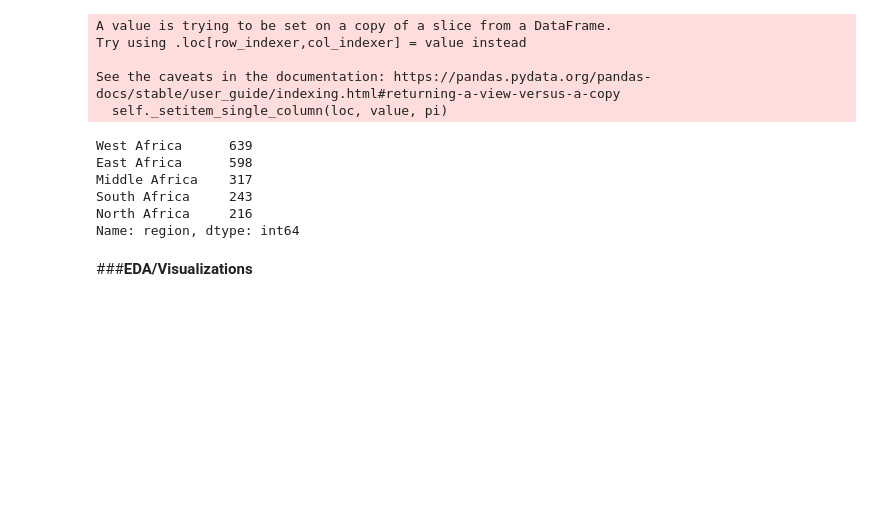
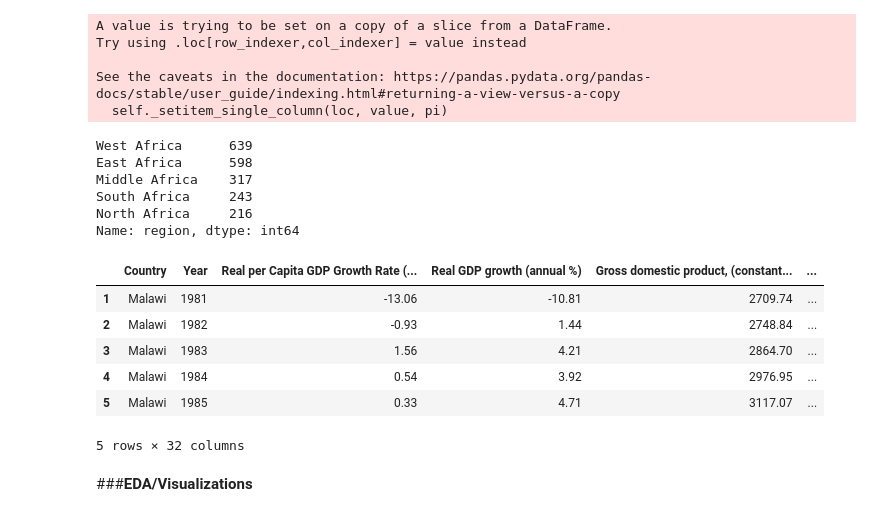
Before and after one commit to AlphaKaba24/African_Economy_Prediction, a Jupyter notebook: africa_GDP.ipynb, the cells around one changed output. Drawn from its saved outputs; the diff is of its cells as text; code cells hidden in the pictures; blank space fills up the shorter version.

```diff
--- a/africa_GDP.ipynb
+++ b/africa_GDP.ipynb
@@ -237,6 +230,16 @@ Middle Africa    317
 South Africa     243
 North Africa     216
 Name: region, dtype: int64
+# %%
+africa_dfdropped.head()
+# %% [output]
+|  | Country | Year | Real per Capita GDP Growth Rate (... | Real GDP growth (annual %) | Gross domestic product, (constant... | ... |
+| 1 | Malawi | 1981 | -13.06 | -10.81 | 2709.74 | ... |
+| 2 | Malawi | 1982 | -0.93 | 1.44 | 2748.84 | ... |
+| 3 | Malawi | 1983 | 1.56 | 4.21 | 2864.70 | ... |
+| 4 | Malawi | 1984 | 0.54 | 3.92 | 2976.95 | ... |
+| 5 | Malawi | 1985 | 0.33 | 4.71 | 3117.07 | ... |
+5 rows × 32 columns
 # %% [markdown]
 ###**EDA/Visualizations**
 # %%
```
Also changed, not shown: parts of 11 cells of this notebook.
